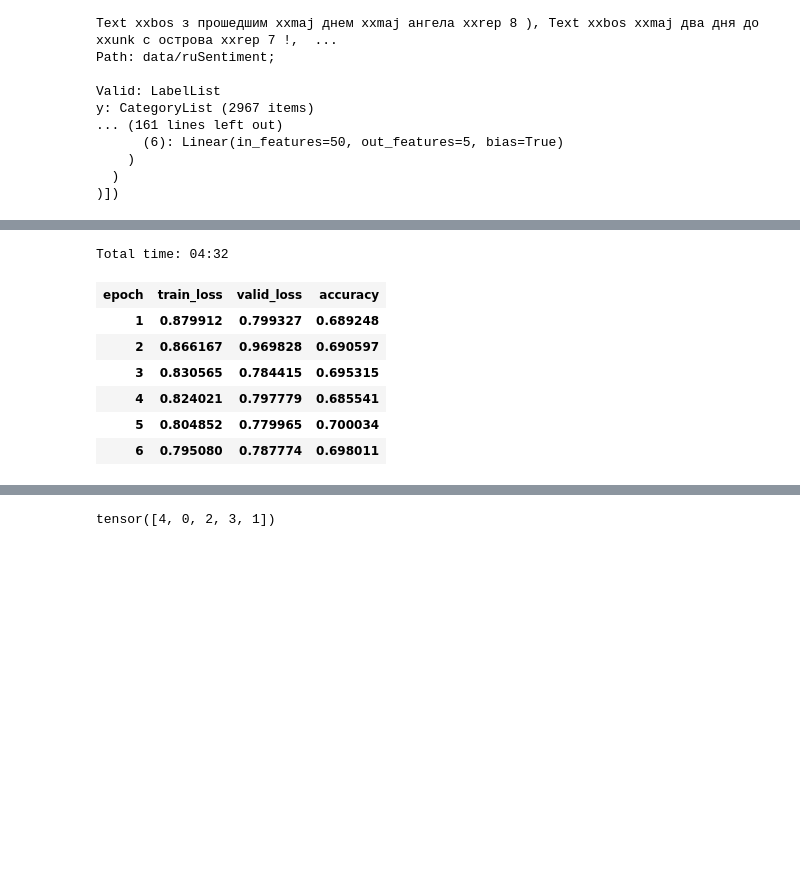
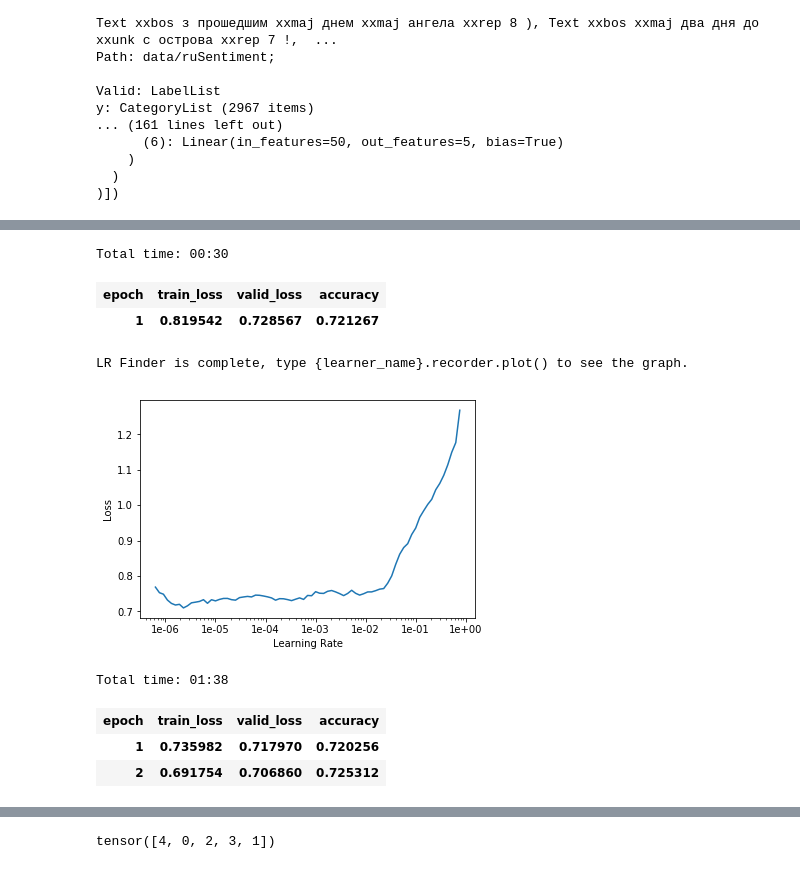
Before and after one commit to n-waves/multifit, a Jupyter notebook: experiments/wiki-100-unk-lm-rusent-class-v1.ipynb, the cells around one changed output, grey strips where cells are left out. Drawn from its saved outputs; the diff is of its cells as text; code cells hidden in the pictures; blank space fills up the shorter version.

```diff
--- a/experiments/wiki-100-unk-lm-rusent-class-v1.ipynb
+++ b/experiments/wiki-100-unk-lm-rusent-class-v1.ipynb
@@ -439,6 +496,8 @@ learner = text_classifier_learner(data=data_clas, drop_mult=0.5)
 # %%
 # load fine tuned encoder
 learner.load_encoder('fine_tuned_enc')
+# %%
+learner.callback_fns += [partial(SaveModelCallback, every='epoch', name='cls')]
 # %%
 learner.freeze()
 # %%
@@ -452,5 +511,5 @@ learner.recorder.plot()
 # %%
 moms=(0.8,0.7)
 # %%
-learner.fit_one_cycle(2, 2e-2, moms=moms)
+learner.fit_one_cycle(1, 2e-2, moms=moms)
 # %% [output]
@@ -483,4 +551,3 @@ y: CategoryList (2967 items)
 # %%
-learner.freeze_to(-2)
-learner.fit_one_cycle(2, slice(1e-2/(2.6**4),1e-2), moms=moms)
+learner.fit_one_cycle(1, slice(1e-2/(2.6**4),1e-2), moms=moms)
 # %% [output]
@@ -512,0 +589,6 @@ y: CategoryList (2967 items)
+# %%
+learner.fit_one_cycle(1, slice(5e-3/(2.6**4),5e-3), moms=moms)
+# %% [output]
+Total time: 00:30
+| epoch | train_loss | valid_loss | accuracy |
+| 1 | 0.819542 | 0.728567 | 0.721267 |
@@ -513,12 +599,15 @@ y: CategoryList (2967 items)
+# %%
+learner.lr_find()
+# %% [output]
+LR Finder is complete, type {learner_name}.recorder.plot() to see the graph.
+# %%
+learner.recorder.plot()
+# %% [output]
+[figure, added]
 # %%
-learner.unfreeze()
-learner.fit_one_cycle(6, slice(1e-3/(2.6**4),1e-3), moms=moms)
+learner.fit_one_cycle(2, slice(1e-3/(2.6**4),1e-3), moms=moms)
 # %% [output]
-Total time: 04:32
+Total time: 01:38
 | epoch | train_loss | valid_loss | accuracy |
-| 1 | 0.879912 | 0.799327 | 0.689248 |
-| 2 | 0.866167 | 0.969828 | 0.690597 |
-| 3 | 0.830565 | 0.784415 | 0.695315 |
-| 4 | 0.824021 | 0.797779 | 0.685541 |
-| 5 | 0.804852 | 0.779965 | 0.700034 |
-| 6 | 0.795080 | 0.787774 | 0.698011 |
+| 1 | 0.735982 | 0.717970 | 0.720256 |
+| 2 | 0.691754 | 0.706860 | 0.725312 |
```
Also changed, not shown: parts of 43 cells of this notebook.
